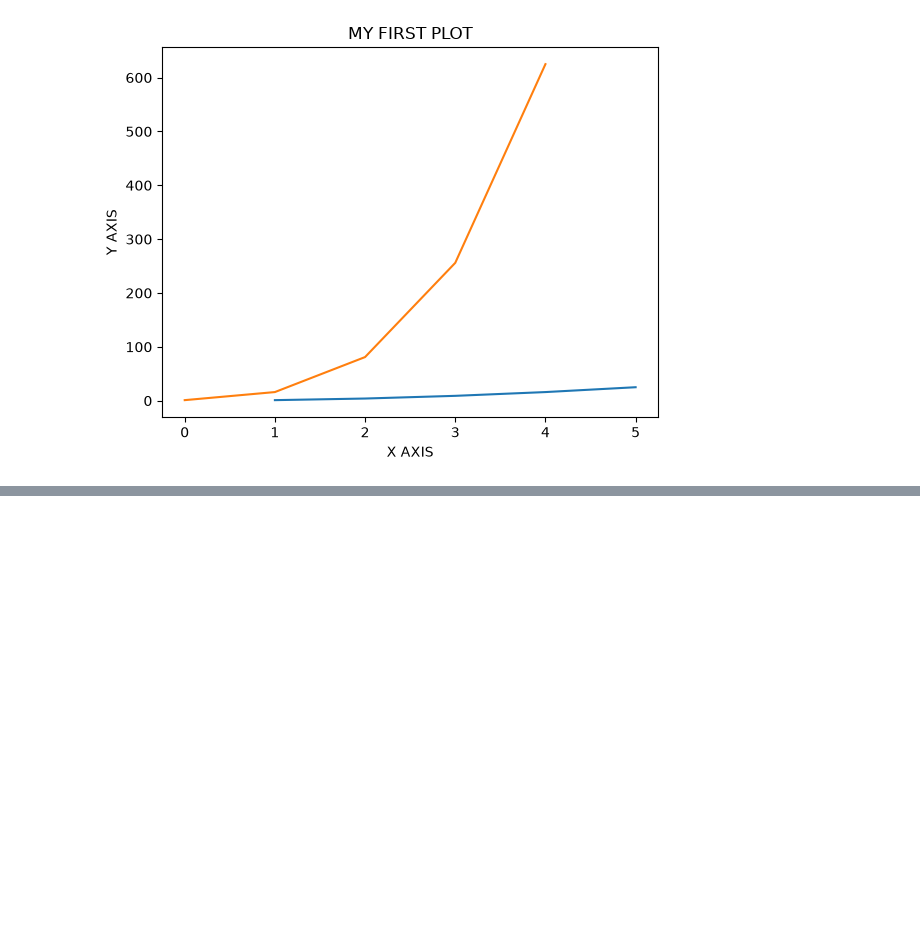
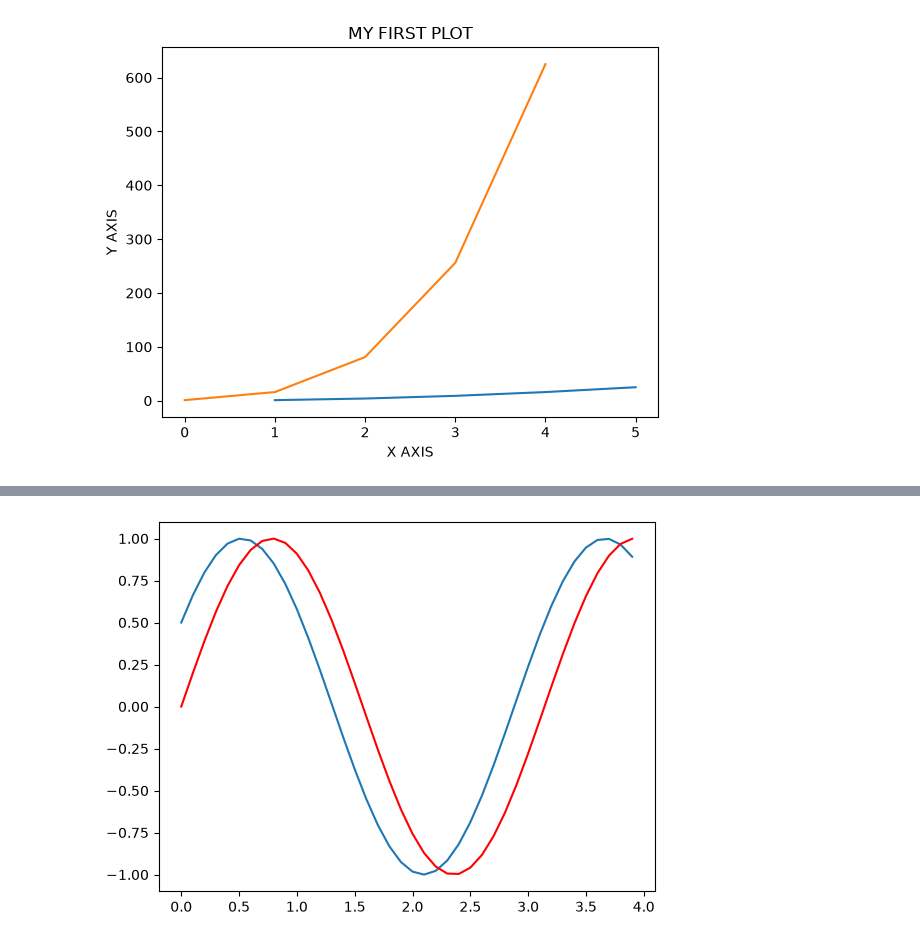
Before and after one commit to livetzy/LearnDC, a Jupyter notebook: learn.ipynb, the cells around one changed output, grey strips where cells are left out. Cells and saved outputs as stored; diff of their text form; code cells hidden in the pictures; blank space fills up the shorter version.

```diff
--- a/learn.ipynb
+++ b/learn.ipynb
@@ -16,0 +28,6 @@ plt.show()
+# %%
+t2,y2 = sinusGenerator(1,1,4,30)
+plt.plot(t2, y2, t1, y1, 'r')
+plt.show()
+# %% [output]
+[figure, added]
```
Also changed, not shown: parts of 3 cells of this notebook, 1 other file.
